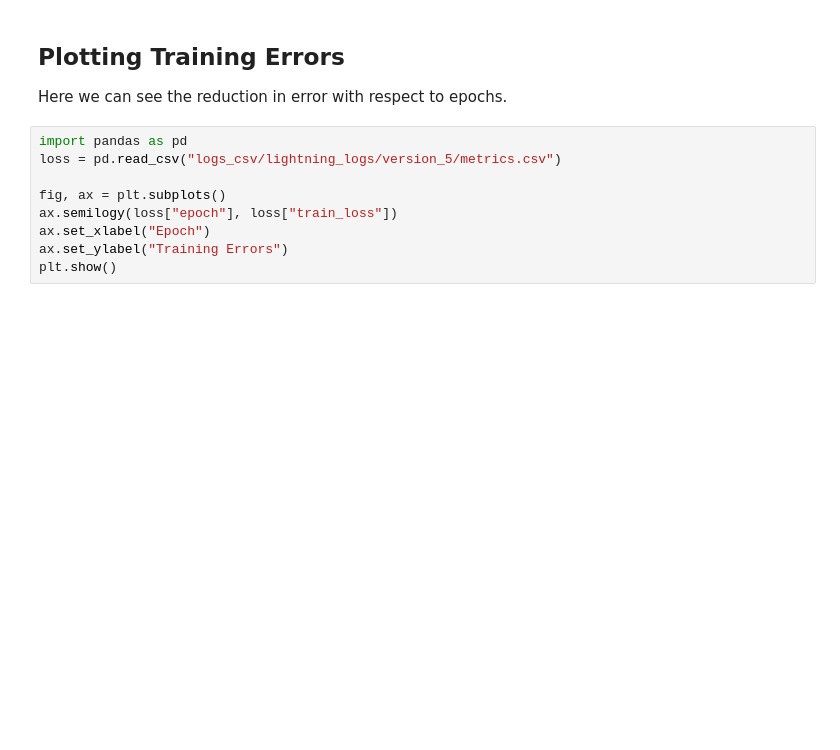
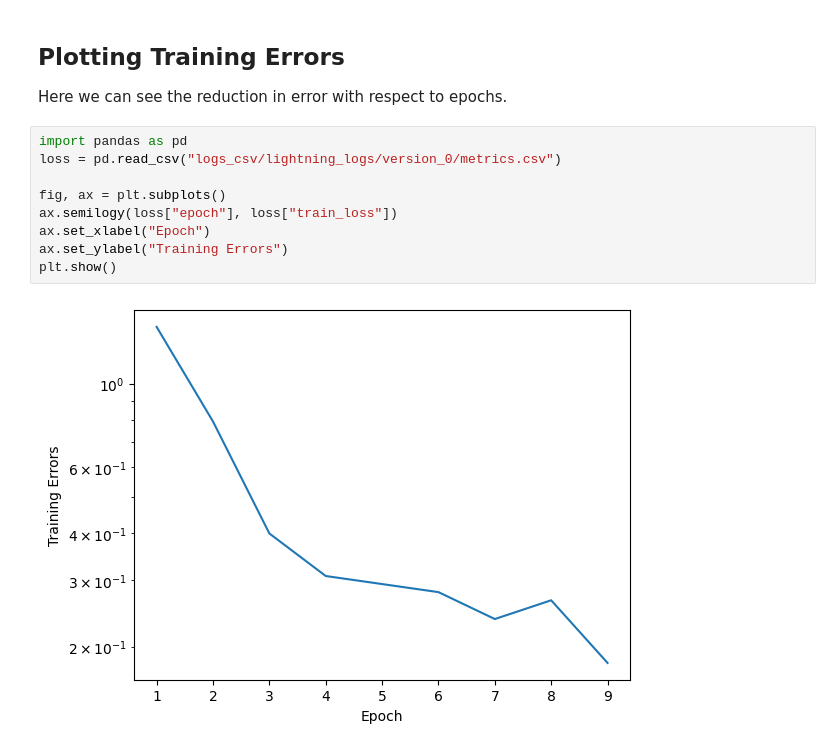
Before and after one commit to cc-ats/mlp_tutorial, a Jupyter notebook: Lesson4_DeepPot.ipynb, the cells around one changed output. Drawn from its saved outputs; the diff is of its cells as text; blank space fills up the shorter version.

```diff
--- a/Lesson4_DeepPot.ipynb
+++ b/Lesson4_DeepPot.ipynb
@@ -310,10 +342,12 @@ plt.show()
 Here we can see the reduction in error with respect to epochs.
 # %%
 import pandas as pd
-loss = pd.read_csv("logs_csv/lightning_logs/version_5/metrics.csv")
+loss = pd.read_csv("logs_csv/lightning_logs/version_0/metrics.csv")
 
 fig, ax = plt.subplots()
 ax.semilogy(loss["epoch"], loss["train_loss"])
 ax.set_xlabel("Epoch")
 ax.set_ylabel("Training Errors")
 plt.show()
+# %% [output]
+[figure, added]
```
Also changed, not shown: parts of 2 cells of this notebook.
